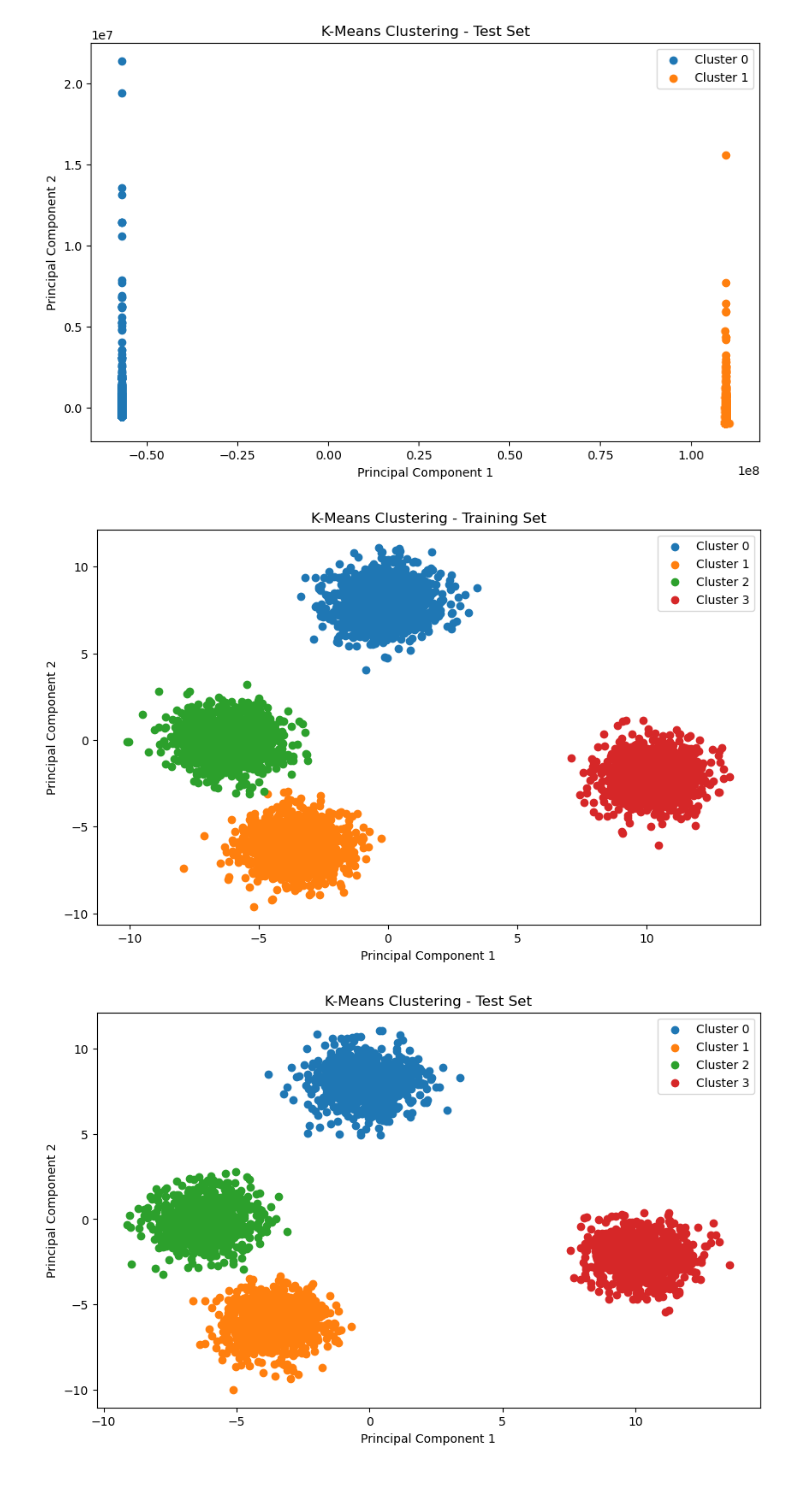
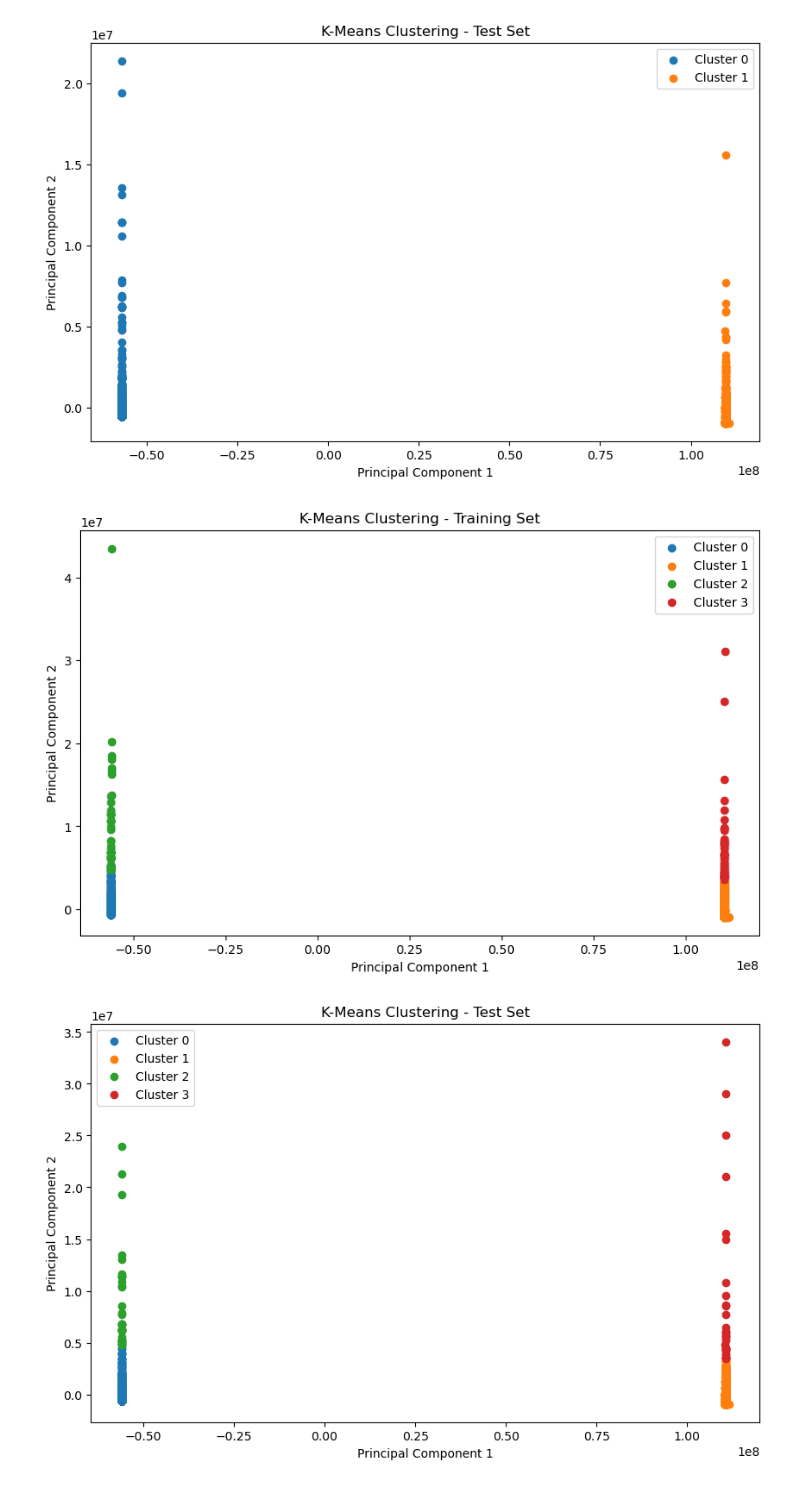
Before and after one commit to ML-Project-Team-5/Project_NetworkIDS, a Jupyter notebook: 4gan_Kmeans.ipynb, the cells around one changed output. Cells and saved outputs as stored; diff of their text form; code cells hidden in the pictures.

```diff
--- a/4gan_Kmeans.ipynb
+++ b/4gan_Kmeans.ipynb
@@ -131,7 +131,7 @@ def dropMajor(data, label):
 
     """
     df = pd.concat([data, label], axis=1)
-    df_filtered = df.drop(df[df['label'].isin(['BenignTraffic',])].index)
+    df_filtered = df.drop(df[df['label'].isin(['BenignTraffic'])].index)
     return df_filtered
 # %%
 gan_dropped_v1 = dropMajor(gan_data_v1, gan_label_v1)
@@ -349,7 +349,7 @@ X = train_data
 y = train_label
 
 # Generate synthetic data with 4 clusters
-X, y = make_blobs(n_samples=8221, centers=4, random_state=42)
+#X, y = make_blobs(n_samples=8221, centers=4, random_state=42)
 
 # Split the data into training and testing sets
 X_train, X_test, y_train, y_test = train_test_split(X, y, test_size=0.4, random_state=42)
@@ -370,32 +370,32 @@ test_predicted_labels = kmeans.predict(X_test)
 
 # Visualize clusters using PCA for dimensionality reduction
 pca = PCA(n_components=2)
 X_train_reduced = pca.fit_transform(X_train)
 X_test_reduced = pca.transform(X_test)
 
 # Scatter plot for training set
 plt.figure(figsize=(10, 6))
 for cluster in range(number_of_clusters):
     cluster_mask = (train_predicted_labels == cluster)
     plt.scatter(X_train_reduced[cluster_mask, 0], X_train_reduced[cluster_mask, 1], label=f'Cluster {cluster}')
 
 plt.title('K-Means Clustering - Training Set')
 plt.xlabel('Principal Component 1')
 plt.ylabel('Principal Component 2')
 plt.legend()
 plt.show()
 
 # Scatter plot for test set
 plt.figure(figsize=(10, 6))
 for cluster in range(number_of_clusters):
     cluster_mask = (test_predicted_labels == cluster)
     plt.scatter(X_test_reduced[cluster_mask, 0], X_test_reduced[cluster_mask, 1], label=f'Cluster {cluster}')
 
 plt.title('K-Means Clustering - Test Set')
 plt.xlabel('Principal Component 1')
 plt.ylabel('Principal Component 2')
 plt.legend()
 plt.show()
 # %% [output]
-[figure, old version]
+[figure, new version]
-[figure, old version]
+[figure, new version]
```
Also changed, not shown: 1 other file.
